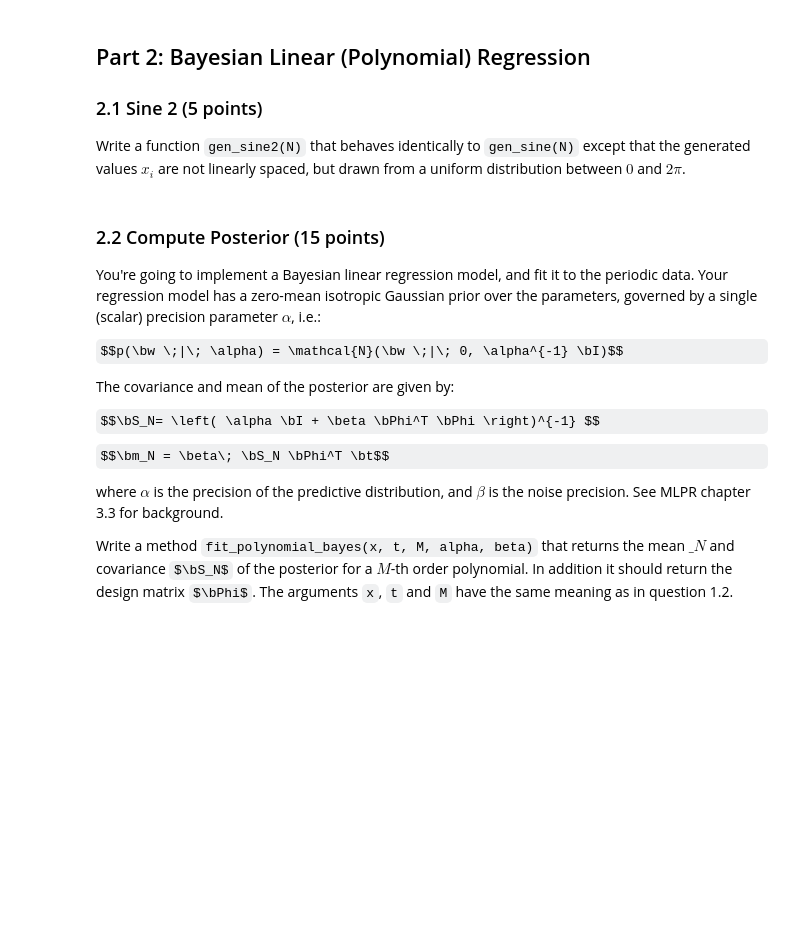
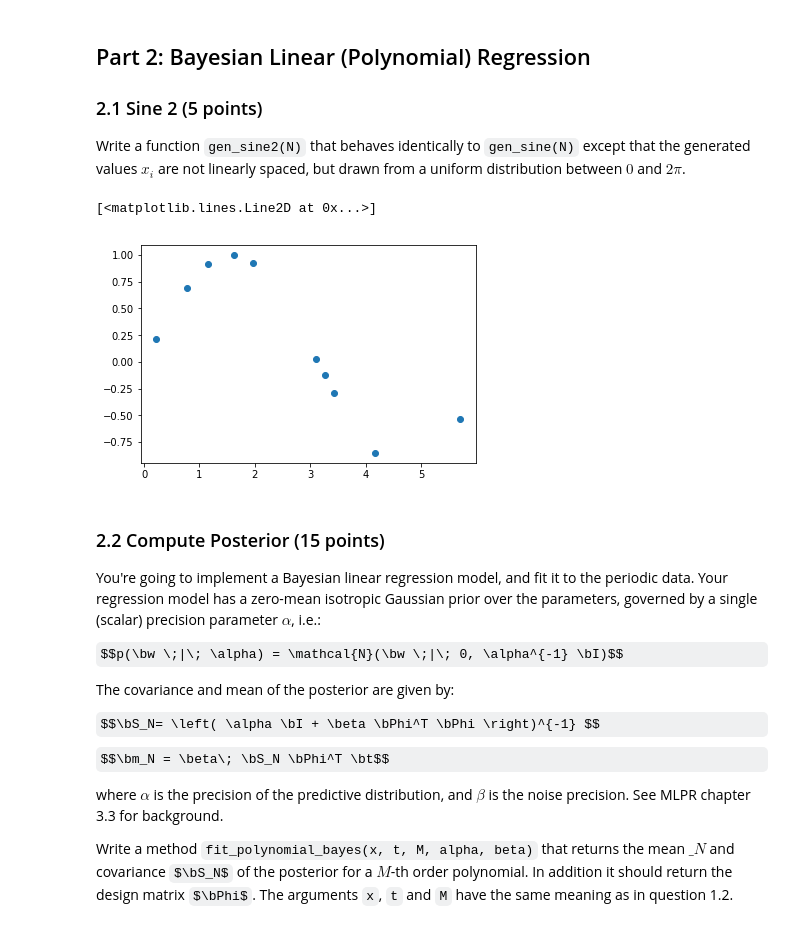
Before and after one commit to Curlykonda/machine-learning-1, a Jupyter notebook: lab1/lab1-daniel.ipynb, the cells around one changed output. Cells and saved outputs as stored; diff of their text form; code cells hidden in the pictures; some formulas as TeX source; blank space fills up the shorter version.

```diff
--- a/lab1/lab1-daniel.ipynb
+++ b/lab1/lab1-daniel.ipynb
@@ -545,9 +555,15 @@ Write a function `gen_sine2(N)` that behaves identically to `gen_sine(N)` except
 # %%
 def gen_sine2(n):
     # YOUR CODE HERE
-    raise NotImplementedError()
+    x = np.random.uniform(low=0.0, high=2*math.pi, size=n)
+    t = np.sin(x)
 
     return x, t
+# %%
+plt.plot(*gen_sine2(10), 'o')
+# %% [output]
+[<matplotlib.lines.Line2D at 0x...>]
+[figure, added]
 # %%
 ### Test your function
 np.random.seed(42)
```
Also changed, not shown: parts of 38 cells of this notebook.
